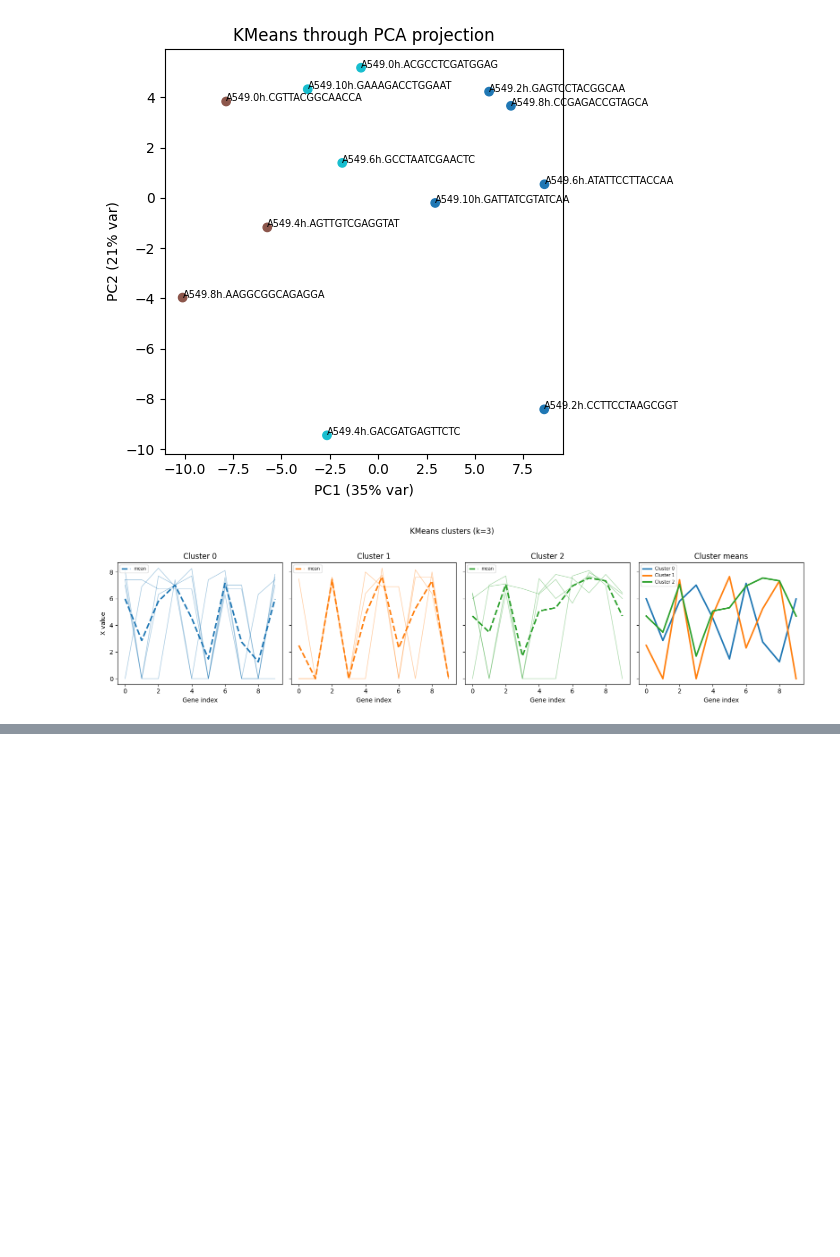
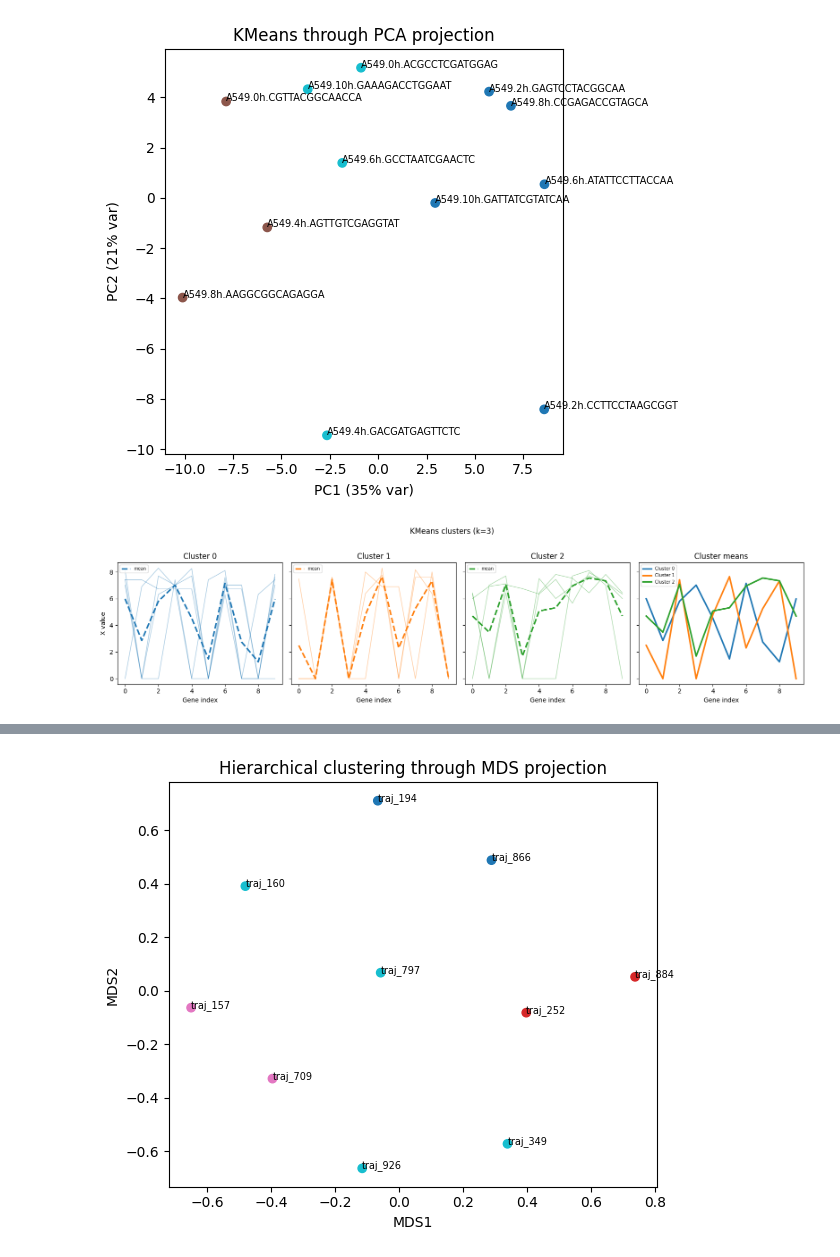
Before and after one commit to csw128/hdadata-package, a Jupyter notebook: milestone3_test.ipynb, the cells around one changed output, grey strips where cells are left out. Saved outputs shown, nothing was run; the diff lists cells and outputs as text; code cells hidden in the pictures; blank space fills up the shorter version.

Commit message:
added hierarchical and mds

```diff
--- a/milestone3_test.ipynb
+++ b/milestone3_test.ipynb
@@ -147,0 +164,8 @@ hda.visualize.line(
+# %%
+sim1 = hdata.similarities["correlation_ntr_trajectory"]
+
+hdata.cluster_hierarchical(
+        sim = sim1,
+        kind = "trajectory",
+        k = 4
+    )
@@ -147,0 +182,10 @@ hda.visualize.line(
+# %%
+c2 = hdata.clusters["hierarchical_k4_trajectory"]
+
+hda.visualize.scatter(
+    cluster = c2,
+    sim = sim1,
+    reduction = "mds"
+)
+# %% [output]
+[figure, added]
```
Also changed, not shown: parts of 9 cells of this notebook, 11 other files.
